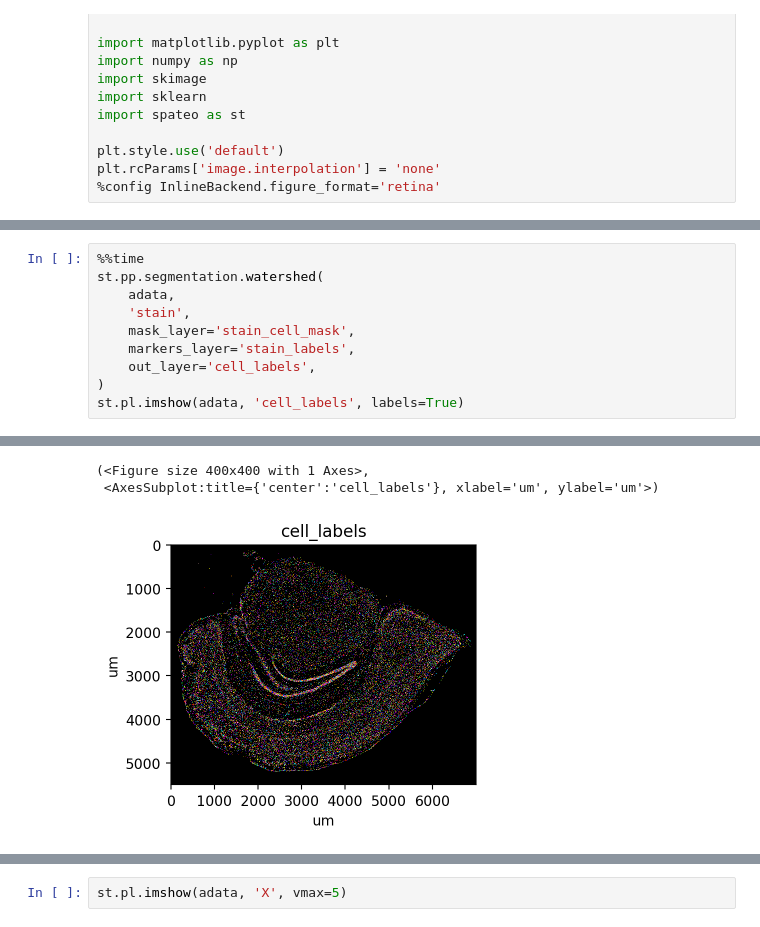
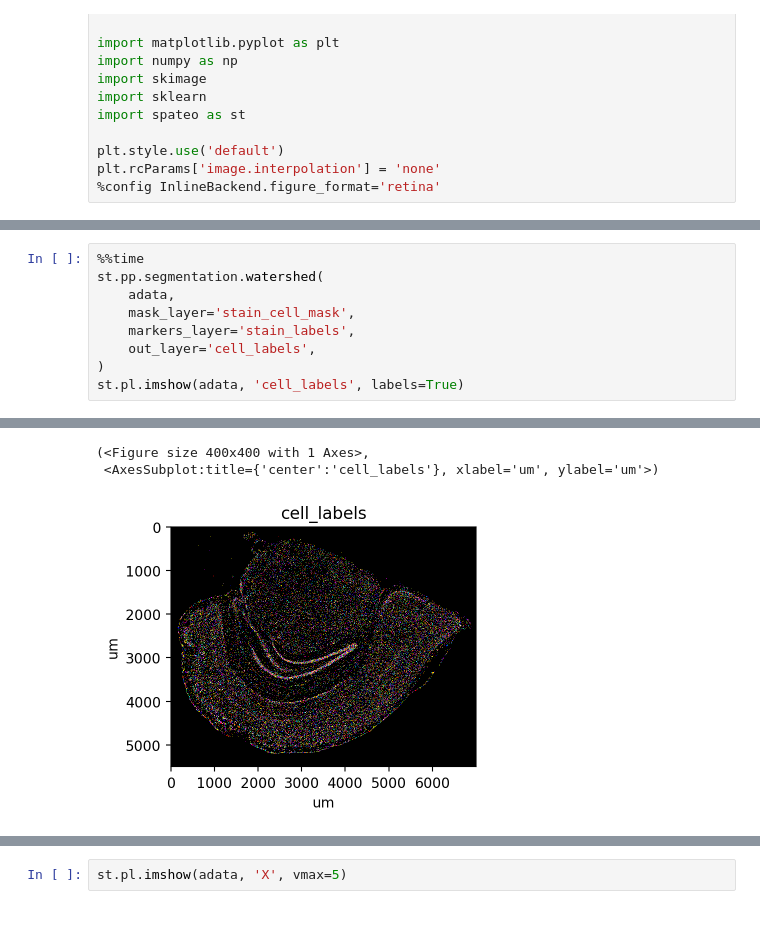
Before and after one commit to aristoteleo/spateo-notebooks, a Jupyter notebook: segmentation/full_segmentation.ipynb, the cells around one changed output, grey strips where cells are left out. Saved outputs shown, nothing was run; the diff lists cells and outputs as text.

```diff
--- a/segmentation/full_segmentation.ipynb
+++ b/segmentation/full_segmentation.ipynb
@@ -107,7 +105,6 @@ Wall time: 1.2 s
 %%time
 st.pp.segmentation.watershed(
     adata,
-    'stain',
     mask_layer='stain_cell_mask',
     markers_layer='stain_labels',
     out_layer='cell_labels',
@@ -119,6 +116,6 @@ Wall time: 1min 1s
 (<Figure size 400x400 with 1 Axes>,
  <AxesSubplot:title={'center':'cell_labels'}, xlabel='um', ylabel='um'>)
-[figure, old version]
+[figure, new version]
 # %%
 %%time
 st.pp.segmentation.label_connected_components(adata, 'unspliced')
```
Also changed, not shown: parts of 14 cells of this notebook.
